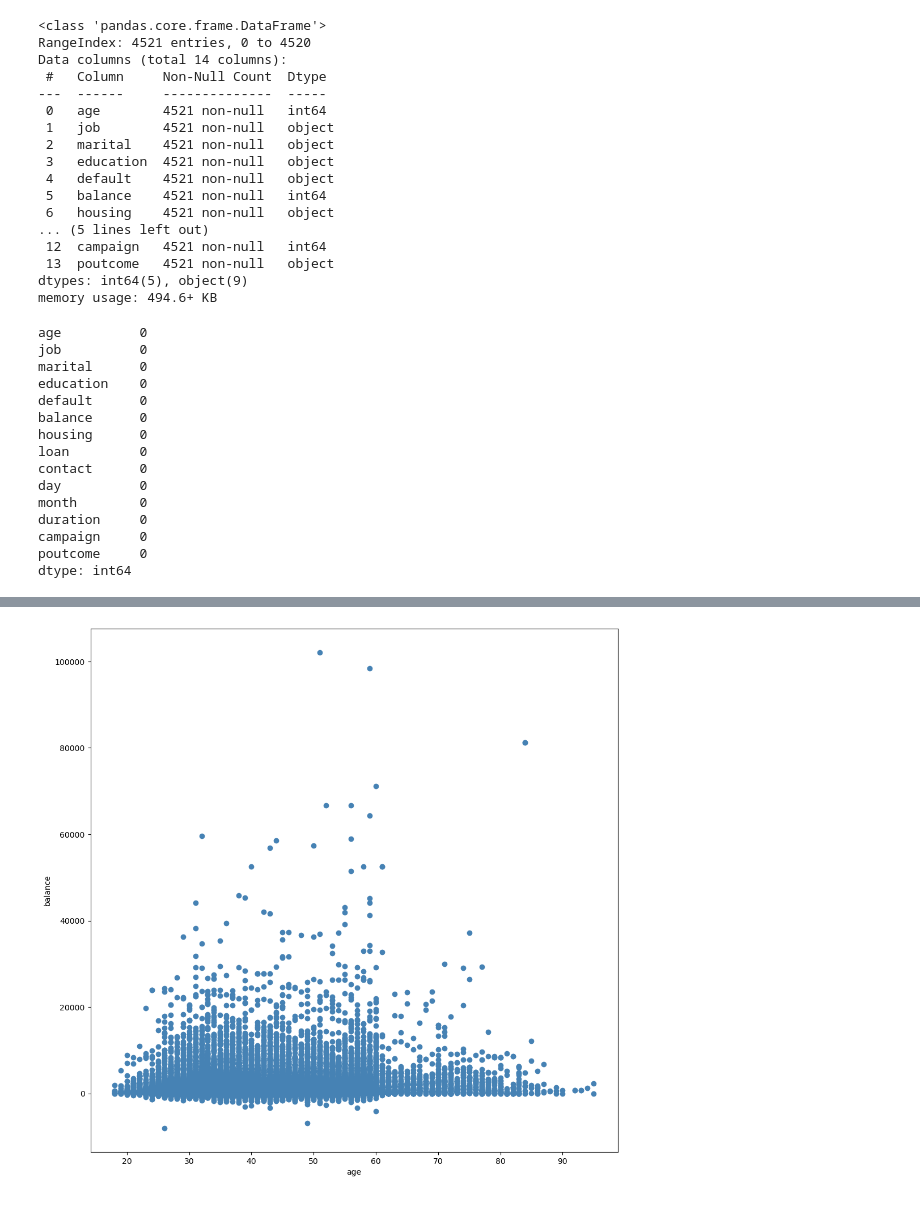
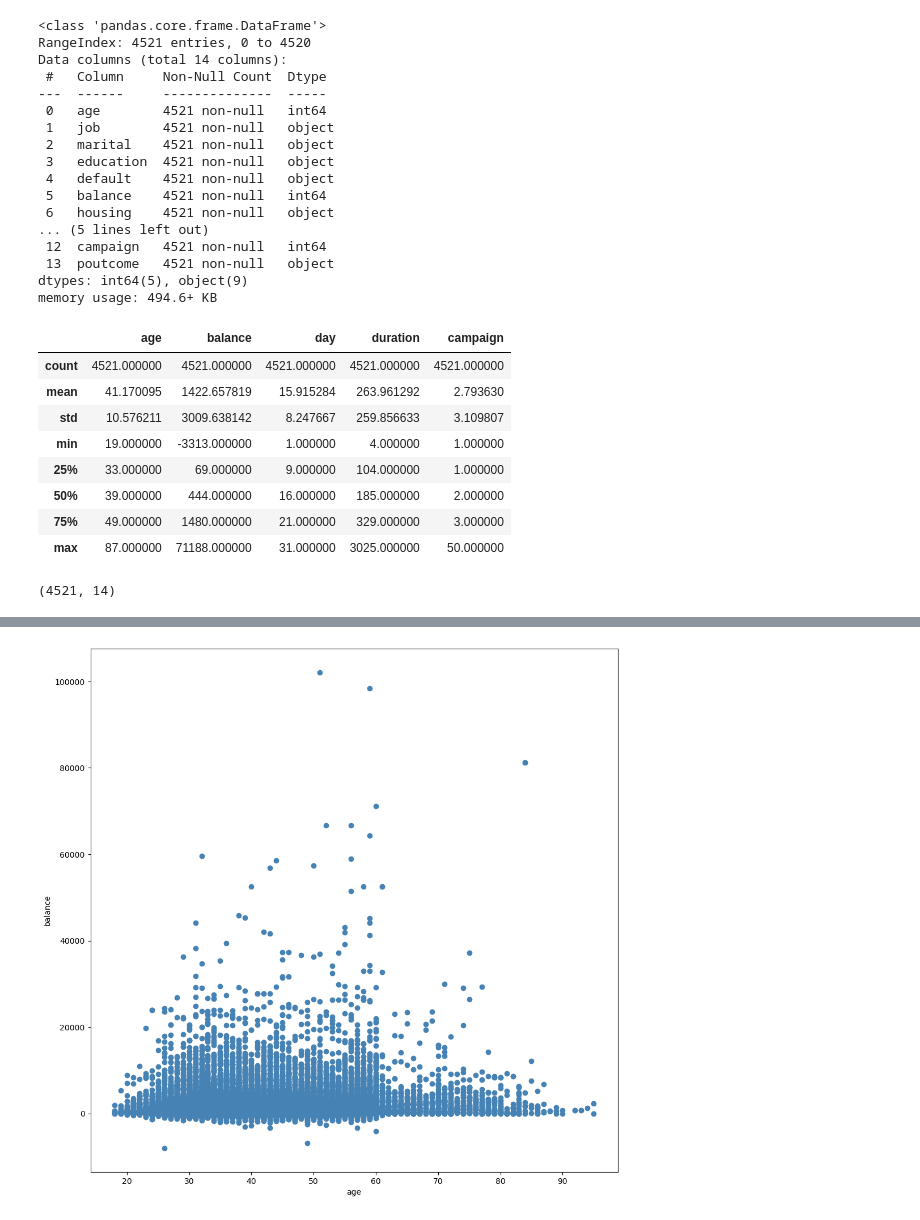
Before and after one commit to melsagin/datasciencetemp, a Jupyter notebook: execise/6-exercise_solutios.ipynb, the cells around one changed output, grey strips where cells are left out. Drawn from its saved outputs; the diff is of its cells as text; code cells hidden in the pictures.

```diff
--- a/execise/6-exercise_solutios.ipynb
+++ b/execise/6-exercise_solutios.ipynb
@@ -140,21 +221,3 @@ Data columns (total 14 columns):
  13  poutcome   4521 non-null   object
 dtypes: int64(5), object(9)
 memory usage: 494.6+ KB
-# %%
-test_df.isnull().sum()
-# %% [output]
-age          0
-job          0
-marital      0
-education    0
-default      0
-balance      0
-housing      0
-loan         0
-contact      0
-day          0
-month        0
-duration     0
-campaign     0
-poutcome     0
-dtype: int64
@@ -164,0 +224,16 @@ ts_df = test_df[['age', 'balance', 'day', 'duration', 'campaign']]
+# %%
+test_df.describe()
+# %% [output]
+|  | age | balance | day | duration | campaign |
+| count | 4521.000000 | 4521.000000 | 4521.000000 | 4521.000000 | 4521.000000 |
+| mean | 41.170095 | 1422.657819 | 15.915284 | 263.961292 | 2.793630 |
+| std | 10.576211 | 3009.638142 | 8.247667 | 259.856633 | 3.109807 |
+| min | 19.000000 | -3313.000000 | 1.000000 | 4.000000 | 1.000000 |
+| 25% | 33.000000 | 69.000000 | 9.000000 | 104.000000 | 1.000000 |
+| 50% | 39.000000 | 444.000000 | 16.000000 | 185.000000 | 2.000000 |
+| 75% | 49.000000 | 1480.000000 | 21.000000 | 329.000000 | 3.000000 |
+| max | 87.000000 | 71188.000000 | 31.000000 | 3025.000000 | 50.000000 |
+# %%
+test_df.shape
+# %% [output]
+(4521, 14)
```
Also changed, not shown: parts of 28 cells of this notebook.
